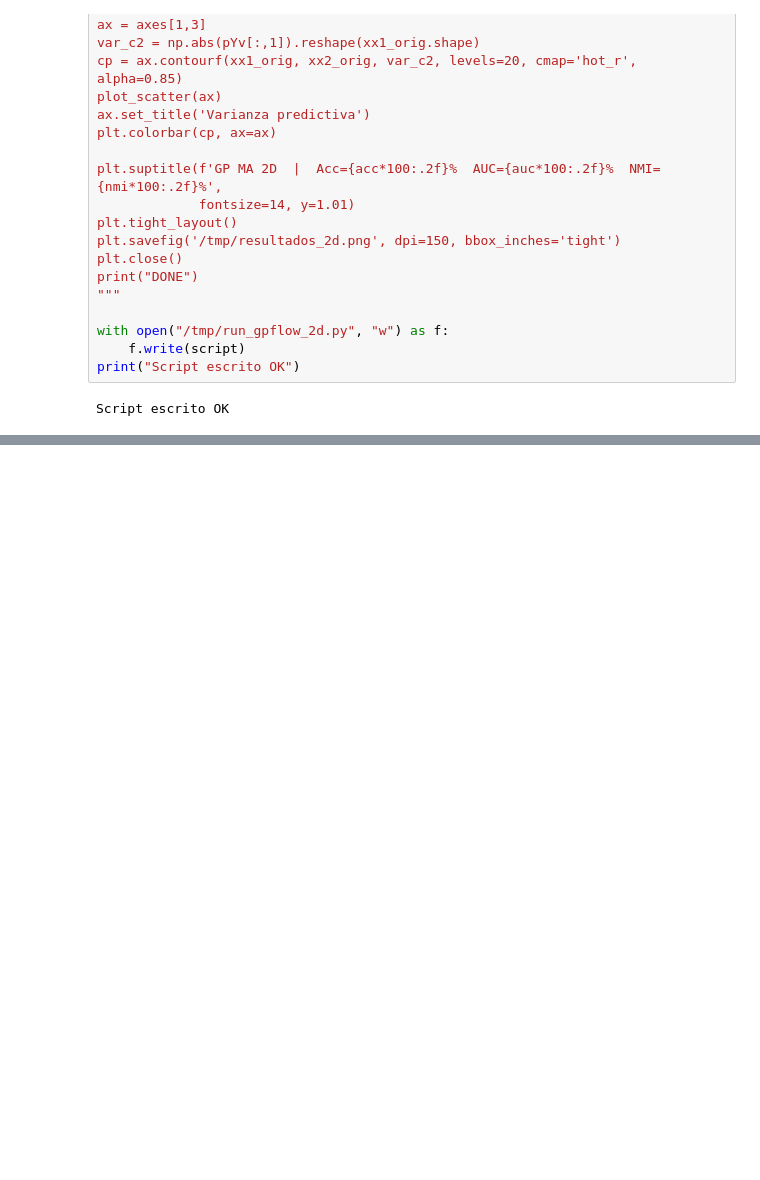
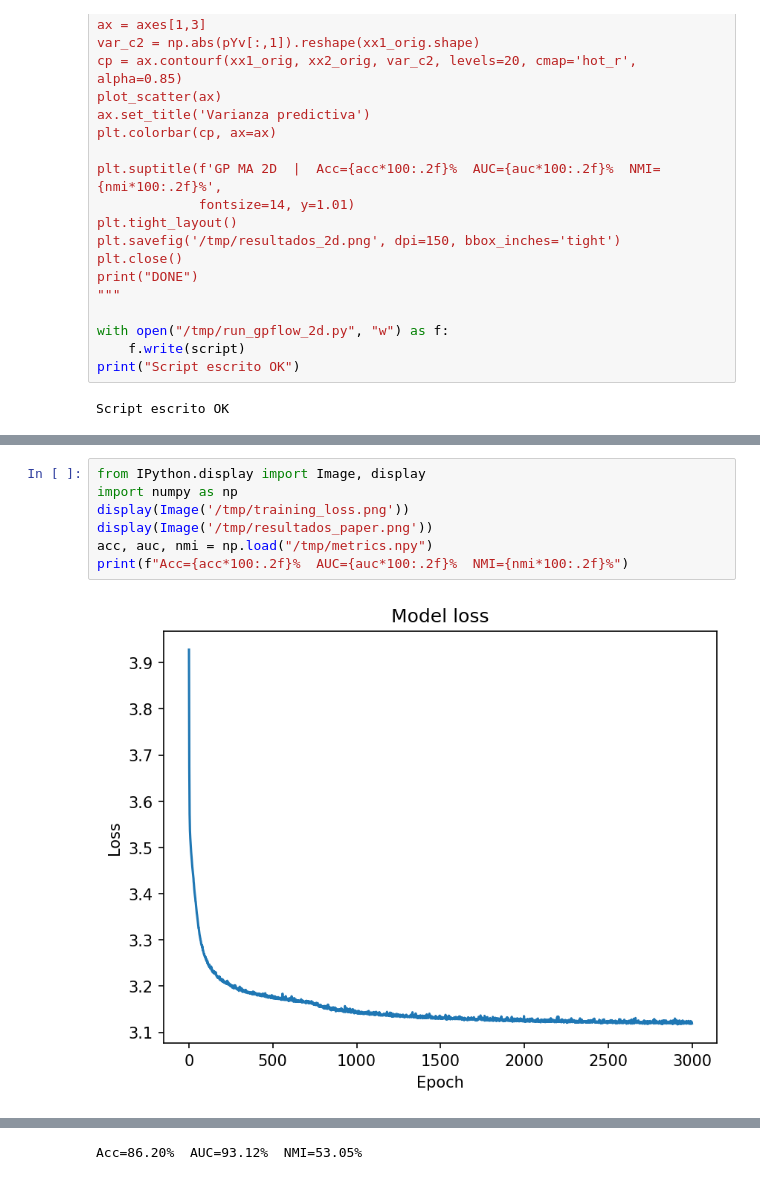
Before and after one commit to Ckvalencia/Deep_GPs_MA, a Jupyter notebook: MA_DeepGPs_demo_2D.ipynb, the cells around one changed output, grey strips where cells are left out. Saved outputs shown, nothing was run; the diff lists cells and outputs as text; blank space fills up the shorter version.

```diff
--- a/MA_DeepGPs_demo_2D.ipynb
+++ b/MA_DeepGPs_demo_2D.ipynb
@@ -383,0 +802,9 @@ Acc=86.04%  |  AUC=93.19%  |  NMI=53.10%
+# %%
+from IPython.display import Image, display
+import numpy as np
+display(Image('/tmp/training_loss.png'))
+display(Image('/tmp/resultados_paper.png'))
+acc, auc, nmi = np.load("/tmp/metrics.npy")
+print(f"Acc={acc*100:.2f}%  AUC={auc*100:.2f}%  NMI={nmi*100:.2f}%")
+# %% [output]
+[figure, added]
@@ -383,0 +812 @@ Acc=86.04%  |  AUC=93.19%  |  NMI=53.10%
+Acc=86.20%  AUC=93.12%  NMI=53.05%
```
Also changed, not shown: parts of 6 cells of this notebook.
